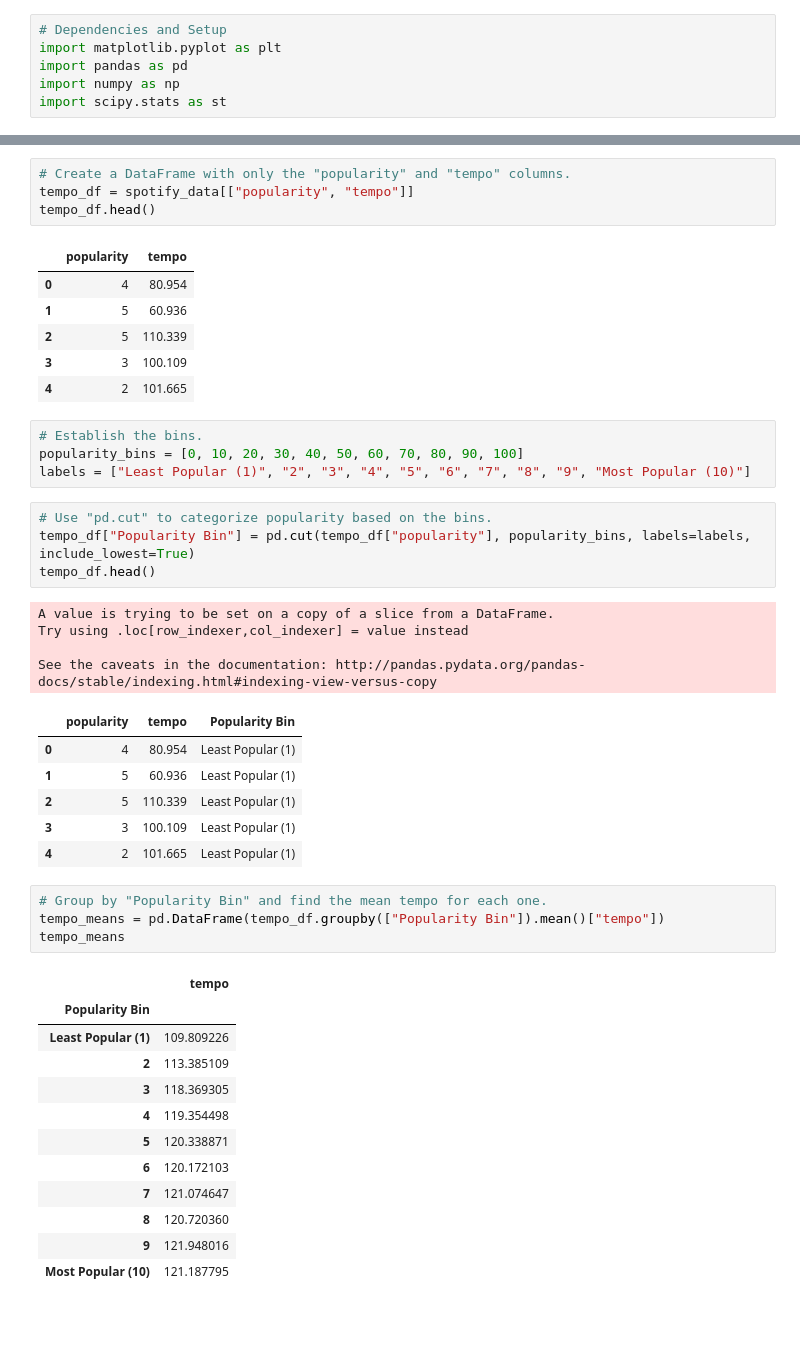
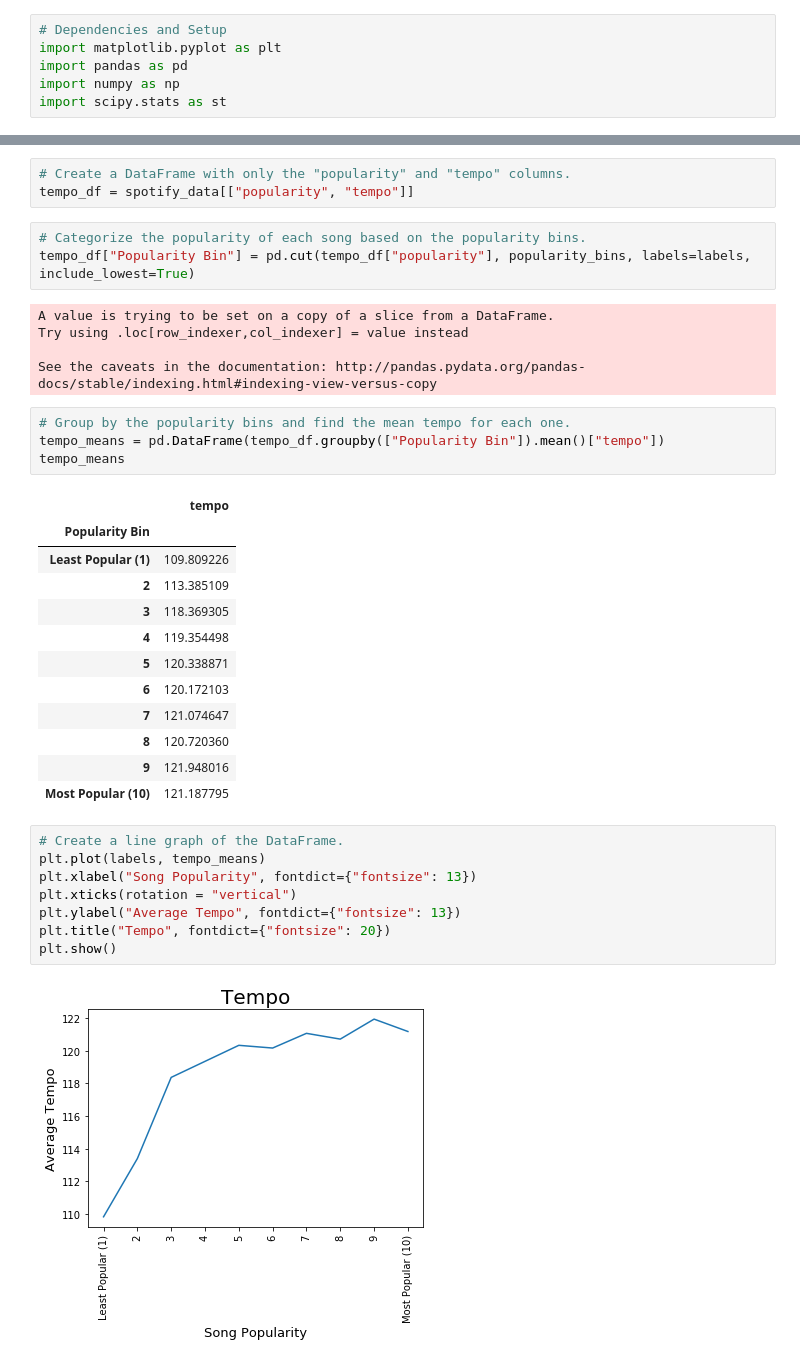
Before and after one commit to Lee88jl/Project-gt-1, a Jupyter notebook: Misko/Spotify Songs Analysis.ipynb, the cells around one changed output, grey strips where cells are left out. Saved outputs shown, nothing was run; the diff lists cells and outputs as text; blank space fills up the shorter version.

Commit message:
'Spotify Songs Analysis' cleaned and prepared to be pushed into the main branch.

```diff
--- a/Misko/Spotify Songs Analysis.ipynb
+++ b/Misko/Spotify Songs Analysis.ipynb
@@ -15,35 +45,16 @@ spotify_data = pd.read_csv(spotify_data_path)
 # %%
 # Create a DataFrame with only the "popularity" and "tempo" columns.
 tempo_df = spotify_data[["popularity", "tempo"]]
-tempo_df.head()
-# %% [output]
-|  | popularity | tempo |
-| 0 | 4 | 80.954 |
-| 1 | 5 | 60.936 |
-| 2 | 5 | 110.339 |
-| 3 | 3 | 100.109 |
-| 4 | 2 | 101.665 |
-# %%
-# Establish the bins.
-popularity_bins = [0, 10, 20, 30, 40, 50, 60, 70, 80, 90, 100]
-labels = ["Least Popular (1)", "2", "3", "4", "5", "6", "7", "8", "9", "Most Popular (10)"]
 # %%
-# Use "pd.cut" to categorize popularity based on the bins.
+# Categorize the popularity of each song based on the popularity bins.
 tempo_df["Popularity Bin"] = pd.cut(tempo_df["popularity"], popularity_bins, labels=labels, include_lowest=True)
-tempo_df.head()
 # %% [output]
 A value is trying to be set on a copy of a slice from a DataFrame.
 Try using .loc[row_indexer,col_indexer] = value instead
 
 See the caveats in the documentation: http://pandas.pydata.org/pandas-docs/stable/indexing.html#indexing-view-versus-copy
-|  | popularity | tempo | Popularity Bin |
-| 0 | 4 | 80.954 | Least Popular (1) |
-| 1 | 5 | 60.936 | Least Popular (1) |
-| 2 | 5 | 110.339 | Least Popular (1) |
-| 3 | 3 | 100.109 | Least Popular (1) |
-| 4 | 2 | 101.665 | Least Popular (1) |
 # %%
-# Group by "Popularity Bin" and find the mean tempo for each one.
+# Group by the popularity bins and find the mean tempo for each one.
 tempo_means = pd.DataFrame(tempo_df.groupby(["Popularity Bin"]).mean()["tempo"])
 tempo_means
 # %% [output]
@@ -59,4 +70,14 @@ tempo_means
 | 8 | 120.720360 |
 | 9 | 121.948016 |
 | Most Popular (10) | 121.187795 |
+# %%
+# Create a line graph of the DataFrame.
+plt.plot(labels, tempo_means)
+plt.xlabel("Song Popularity", fontdict={"fontsize": 13})
+plt.xticks(rotation = "vertical")
+plt.ylabel("Average Tempo", fontdict={"fontsize": 13})
+plt.title("Tempo", fontdict={"fontsize": 20})
+plt.show()
+# %% [output]
+[figure, added]
 # %% [markdown]
```
Also changed, not shown: parts of 39 cells of this notebook, 1 other file.
